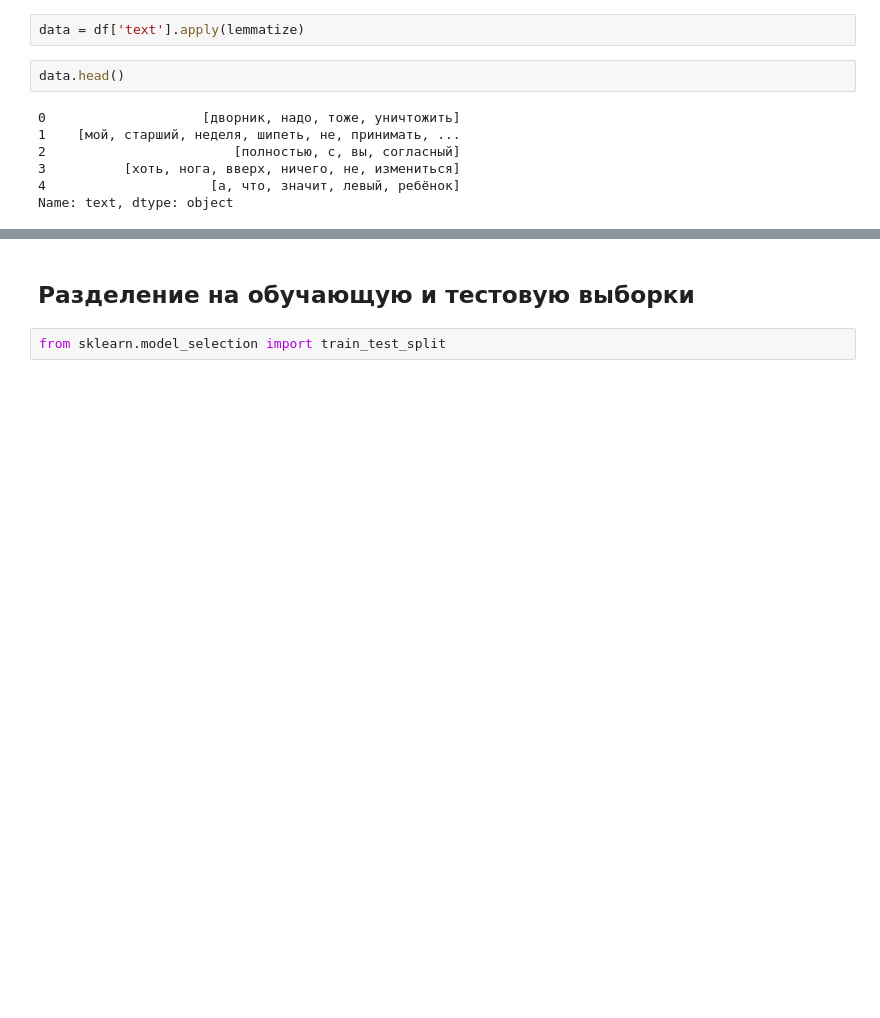
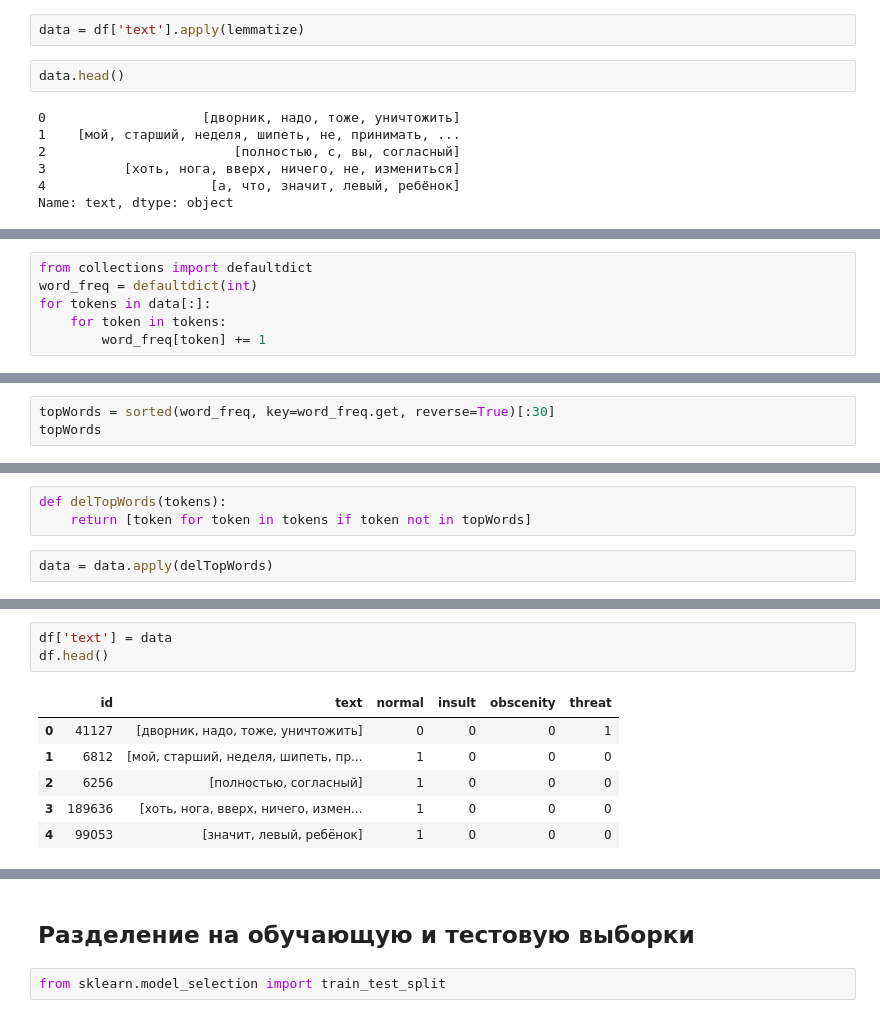
Before and after one commit to KarpovaSofya/OK-ML-Cup, a Jupyter notebook: toxic comments.ipynb, the cells around one changed output, grey strips where cells are left out. Cells and saved outputs as stored; diff of their text form; blank space fills up the shorter version.

```diff
--- a/toxic comments.ipynb
+++ b/toxic comments.ipynb
@@ -102,0 +161,6 @@ Name: text, dtype: object
+# %%
+from collections import defaultdict
+word_freq = defaultdict(int)
+for tokens in data[:]:
+    for token in tokens:
+        word_freq[token] += 1
@@ -102,0 +171,3 @@ Name: text, dtype: object
+# %%
+topWords = sorted(word_freq, key=word_freq.get, reverse=True)[:30]
+topWords
@@ -102,0 +194,5 @@ Name: text, dtype: object
+# %%
+def delTopWords(tokens):
+    return [token for token in tokens if token not in topWords]
+# %%
+data = data.apply(delTopWords)
@@ -102,0 +208,10 @@ Name: text, dtype: object
+# %%
+df['text'] = data
+df.head()
+# %% [output]
+|  | id | text | normal | insult | obscenity | threat |
+| 0 | 41127 | [дворник, надо, тоже, уничтожить] | 0 | 0 | 0 | 1 |
+| 1 | 6812 | [мой, старший, неделя, шипеть, пр... | 1 | 0 | 0 | 0 |
+| 2 | 6256 | [полностью, согласный] | 1 | 0 | 0 | 0 |
+| 3 | 189636 | [хоть, нога, вверх, ничего, измен... | 1 | 0 | 0 | 0 |
+| 4 | 99053 | [значит, левый, ребёнок] | 1 | 0 | 0 | 0 |
```
Also changed, not shown: parts of 18 cells of this notebook.
